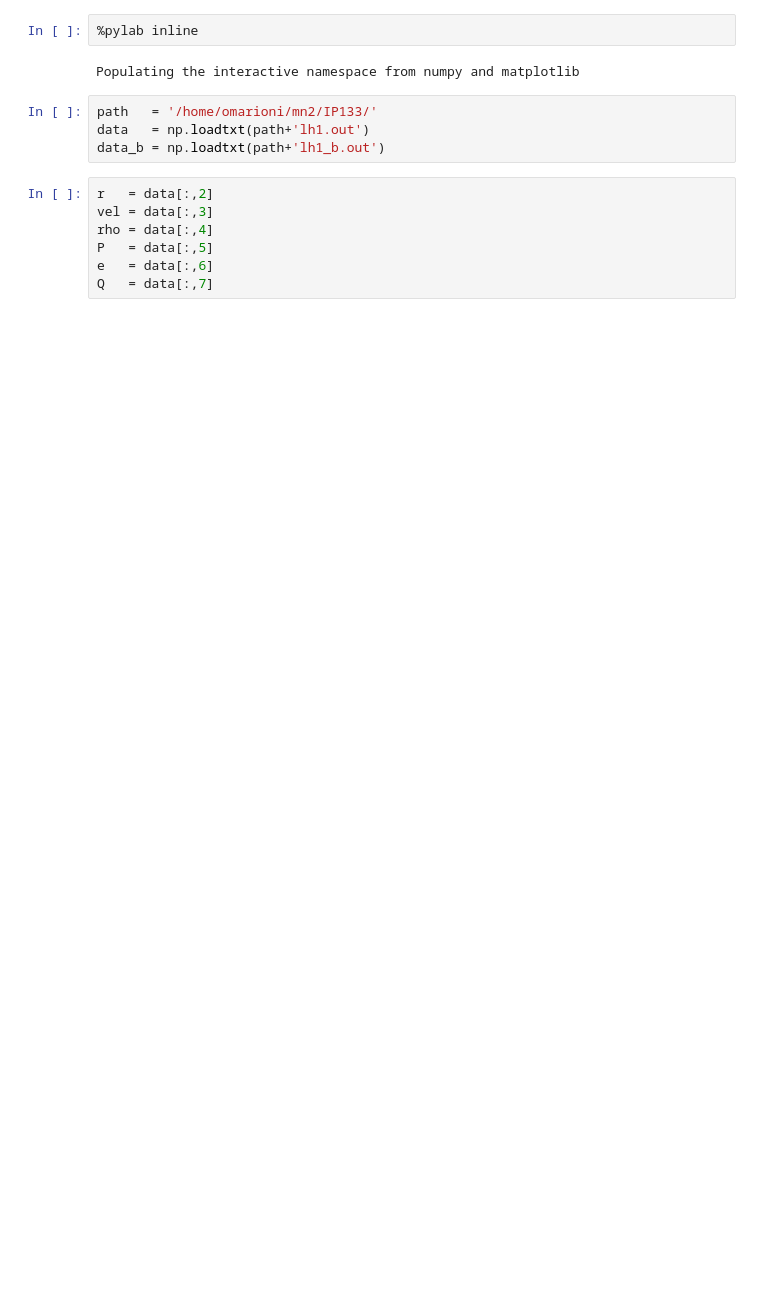
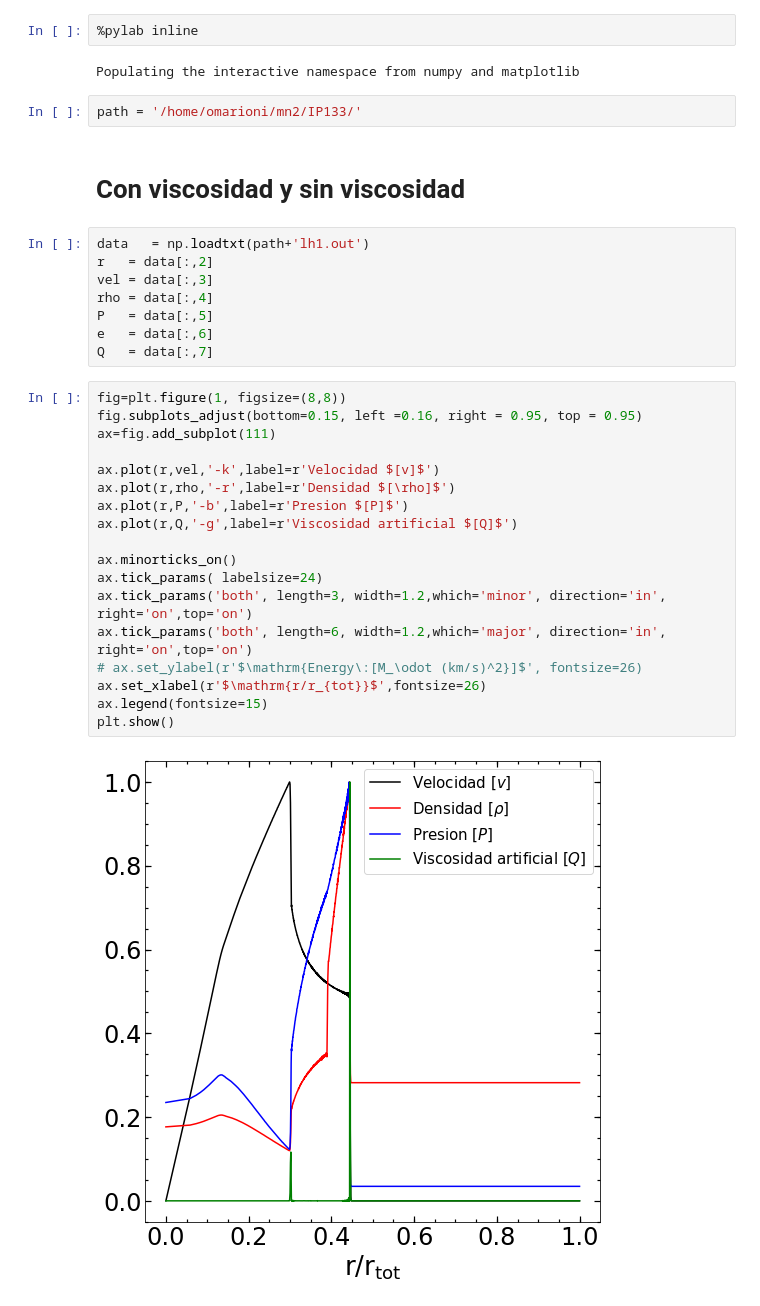
Before and after one commit to ornemarioni/mn2, a Jupyter notebook: Capitulo6.ipynb, the cells around one changed output. Cells and saved outputs as stored; diff of their text form; blank space fills up the shorter version.

```diff
--- a/Capitulo6.ipynb
+++ b/Capitulo6.ipynb
@@ -3,14 +3,35 @@
 # %% [output]
 Populating the interactive namespace from numpy and matplotlib
 # %%
-path   = '/home/omarioni/mn2/IP133/'
-data   = np.loadtxt(path+'lh1.out')
-data_b = np.loadtxt(path+'lh1_b.out')
+path = '/home/omarioni/mn2/IP133/'
+# %% [markdown]
+# Con viscosidad y sin viscosidad
 # %%
+data   = np.loadtxt(path+'lh1.out')
 r   = data[:,2]
 vel = data[:,3]
 rho = data[:,4]
 P   = data[:,5]
 e   = data[:,6]
 Q   = data[:,7]
+# %%
+fig=plt.figure(1, figsize=(8,8))
+fig.subplots_adjust(bottom=0.15, left =0.16, right = 0.95, top = 0.95)
+ax=fig.add_subplot(111)
+
+ax.plot(r,vel,'-k',label=r'Velocidad $[v]$')
+ax.plot(r,rho,'-r',label=r'Densidad $[\rho]$')
+ax.plot(r,P,'-b',label=r'Presion $[P]$')
+ax.plot(r,Q,'-g',label=r'Viscosidad artificial $[Q]$')
+
+ax.minorticks_on()
+ax.tick_params( labelsize=24)
+ax.tick_params('both', length=3, width=1.2,which='minor', direction='in', right='on',top='on')
+ax.tick_params('both', length=6, width=1.2,which='major', direction='in', right='on',top='on')
+# ax.set_ylabel(r'$\mathrm{Energy\:[M_\odot (km/s)^2}]$', fontsize=26)
+ax.set_xlabel(r'$\mathrm{r/r_{tot}}$',fontsize=26)
+ax.legend(fontsize=15)
+plt.show()
+# %% [output]
+[figure, added]
 # %%
```
Also changed, not shown: parts of 10 cells of this notebook.
